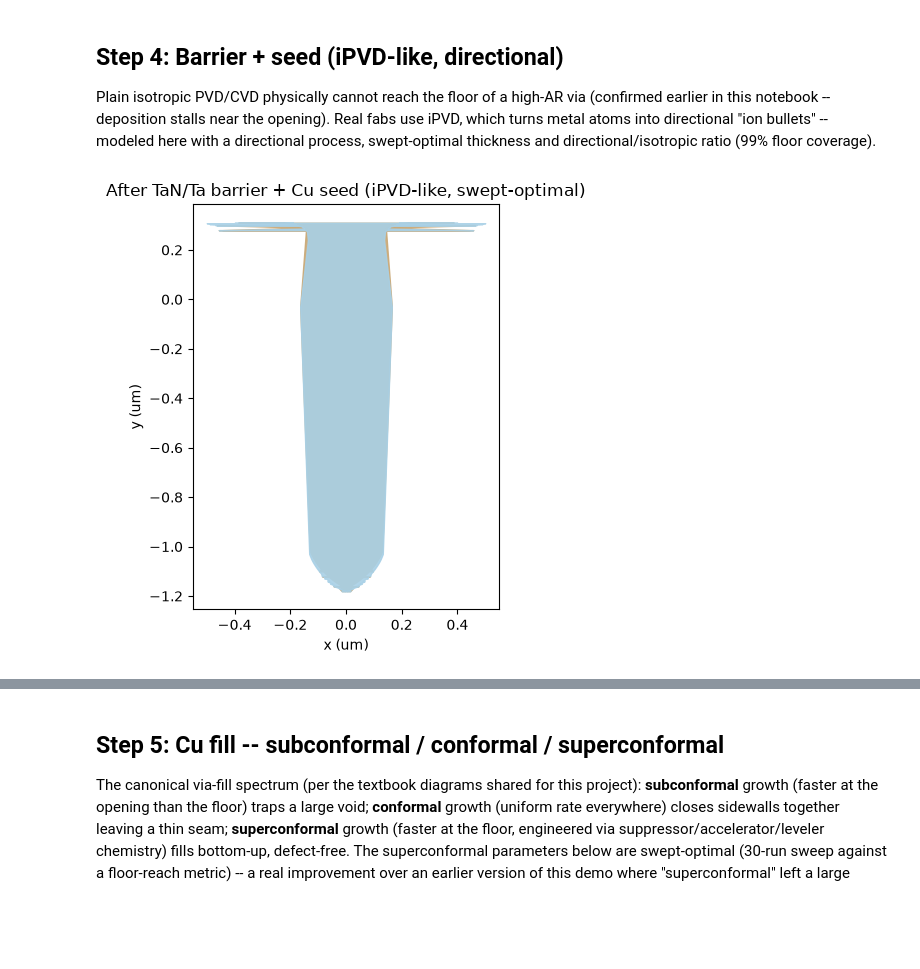
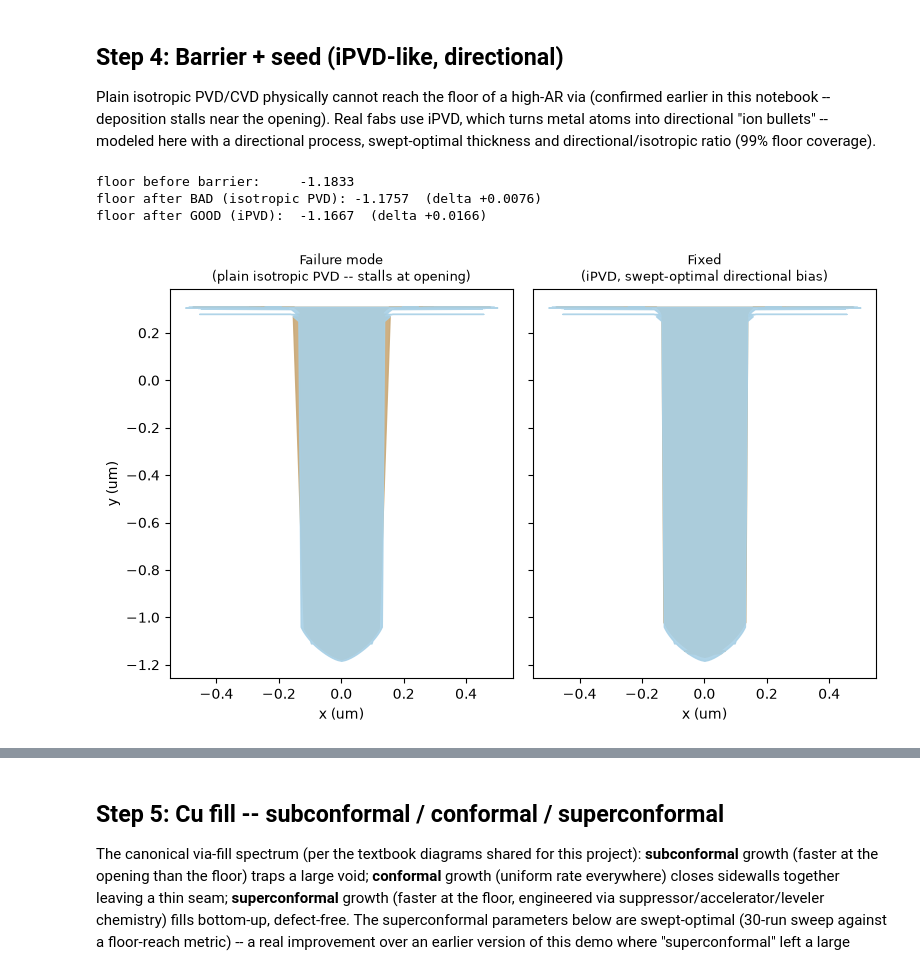
Before and after one commit to haomingkoo/ViennaPS-HBM, a Jupyter notebook: tsv_traveler.ipynb, the cells around one changed output, grey strips where cells are left out. Cells and saved outputs as stored; diff of their text form; code cells hidden in the pictures; blank space fills up the shorter version.

```diff
--- a/tsv_traveler.ipynb
+++ b/tsv_traveler.ipynb
@@ -147,6 +154,8 @@ improvement: 3.4x
 # %%
+BAD_CYCLES = 3  # depth-matched to PRODUCTION_CYCLES at etch_time=0.5 -- NOT
+                 # the same cycle count, see the note above for why
 geo_bad = tp.make_initial_geometry(radius=0.15)
-geo_bad, depth_bad = tp.bosch_etch(geo_bad, num_cycles=PRODUCTION_CYCLES,
+geo_bad, depth_bad = tp.bosch_etch(geo_bad, num_cycles=BAD_CYCLES,
                                     ion_source_exponent=50, neutral_sticking_probability=0.02,
                                     etch_time=2.0, deposition_thickness=0.04)
 pts_bad = tp.trim_for_display(tp.profile_points(geo_bad), 0.31)
@@ -271,17 +301,36 @@ bullets" -- modeled here with a directional process, swept-optimal
 thickness and directional/isotropic ratio (99% floor coverage).
 # %%
 pts_pre_seed = tp.trim_for_display(tp.profile_points(geo_liner), 0.31)
+
+# failure mode: plain isotropic PVD instead of iPVD -- stalls near the opening
+geo_bad_seed = ps.Domain(); geo_bad_seed.deepCopy(geo_liner)
+geo_bad_seed = tp.deposit_conformal(geo_bad_seed, ps.Material.Cu, BARRIER["thickness"], directional=False)
+pts_bad_seed = tp.trim_for_display(tp.profile_points(geo_bad_seed), 0.31)
+
 geo_seed = tp.deposit_conformal(geo_liner, ps.Material.Cu, BARRIER["thickness"],
                                   directional=True, iso_ratio=BARRIER["iso_ratio"])
 pts_seed = tp.trim_for_display(tp.profile_points(geo_seed), 0.31)
 
-fig, ax = plt.subplots(figsize=(4, 5))
-ax.fill_betweenx(pts_seed[:, 1], -pts_seed[:, 0], pts_seed[:, 0], color=MATERIAL_COLOR["Cu_barrier"], alpha=0.9)
-ax.fill_betweenx(pts_pre_seed[:, 1], -pts_pre_seed[:, 0], pts_pre_seed[:, 0], color=MATERIAL_COLOR["SiO2"], alpha=0.9)
-ax.set_title("After TaN/Ta barrier + Cu seed (iPVD-like, swept-optimal)")
-ax.set_xlabel("x (um)"); ax.set_ylabel("y (um)")
+floor_before = pts_pre_seed[:, 1].min()
+print(f"floor before barrier:     {floor_before:.4f}")
+print(f"floor after BAD (isotropic PVD): {pts_bad_seed[:, 1].min():.4f}  (delta {pts_bad_seed[:, 1].min()-floor_before:+.4f})")
+print(f"floor after GOOD (iPVD):  {pts_seed[:, 1].min():.4f}  (delta {pts_seed[:, 1].min()-floor_before:+.4f})")
+
+fig, axes = plt.subplots(1, 2, figsize=(8, 5), sharey=True)
+for ax, post, title in [
+    (axes[0], pts_bad_seed, "Failure mode\n(plain isotropic PVD -- stalls at opening)"),
+    (axes[1], pts_seed, "Fixed\n(iPVD, swept-optimal directional bias)"),
+]:
+    ax.fill_betweenx(post[:, 1], -post[:, 0], post[:, 0], color=MATERIAL_COLOR["Cu_barrier"], alpha=0.9)
+    ax.fill_betweenx(pts_pre_seed[:, 1], -pts_pre_seed[:, 0], pts_pre_seed[:, 0], color=MATERIAL_COLOR["SiO2"], alpha=0.9)
+    ax.set_title(title, fontsize=9)
+    ax.set_xlabel("x (um)")
+axes[0].set_ylabel("y (um)")
 plt.tight_layout()
 plt.savefig("fig_barrier_seed.png", dpi=130)
 plt.show()
 # %% [output]
+floor before barrier:     -1.1833
+floor after BAD (isotropic PVD): -1.1757  (delta +0.0076)
+floor after GOOD (iPVD):  -1.1667  (delta +0.0166)
-[figure, old version]
+[figure, new version]
```
Also changed, not shown: parts of 16 cells of this notebook, 20 other files.
